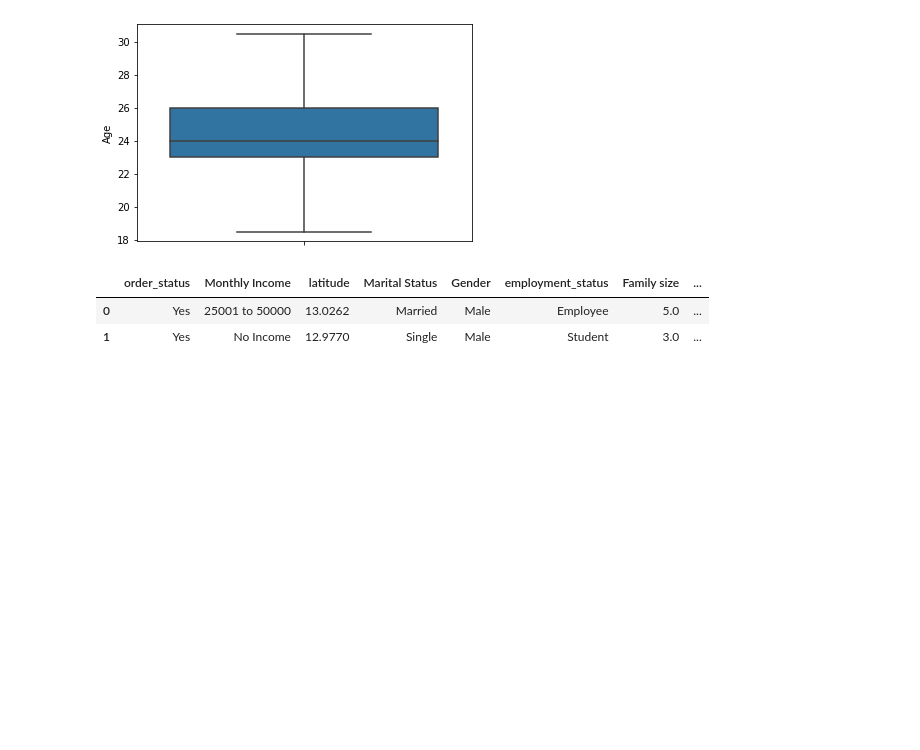
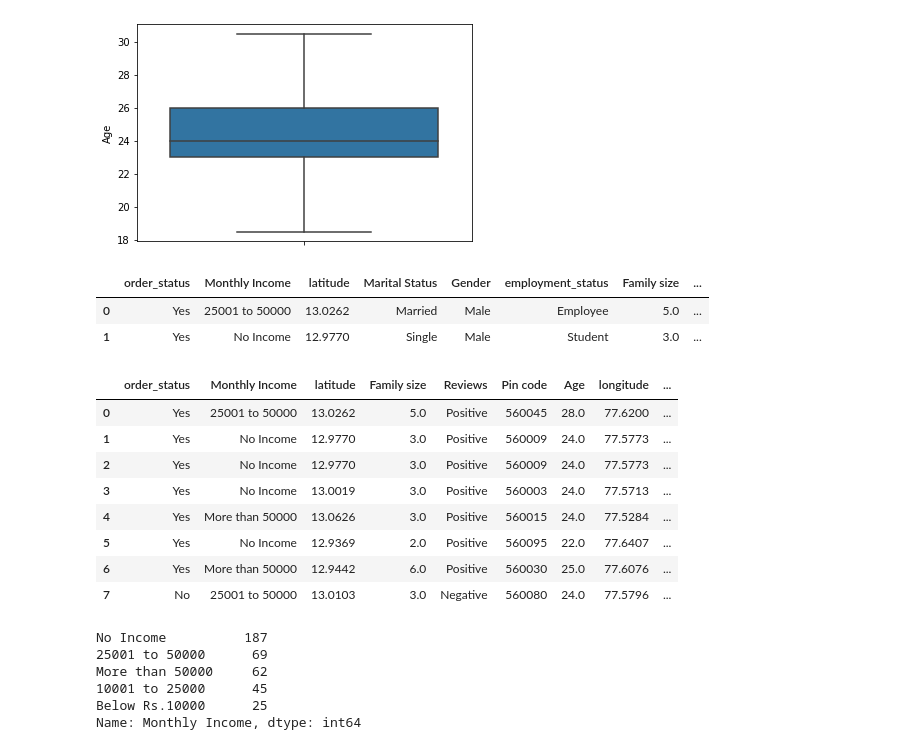
Before and after one commit to Phanindra45/phani12345, a Jupyter notebook: eda.ipynb, the cells around one changed output. Cells and saved outputs as stored; diff of their text form; code cells hidden in the pictures; blank space fills up the shorter version.

```diff
--- a/eda.ipynb
+++ b/eda.ipynb
@@ -252,0 +255,21 @@ df.head(2)
+# %%
+df.head(8)
+# %% [output]
+|  | order_status | Monthly Income | latitude | Family size | Reviews | Pin code | Age | longitude | ... |
+| 0 | Yes | 25001 to 50000 | 13.0262 | 5.0 | Positive | 560045 | 28.0 | 77.6200 | ... |
+| 1 | Yes | No Income | 12.9770 | 3.0 | Positive | 560009 | 24.0 | 77.5773 | ... |
+| 2 | Yes | No Income | 12.9770 | 3.0 | Positive | 560009 | 24.0 | 77.5773 | ... |
+| 3 | Yes | No Income | 13.0019 | 3.0 | Positive | 560003 | 24.0 | 77.5713 | ... |
+| 4 | Yes | More than 50000 | 13.0626 | 3.0 | Positive | 560015 | 24.0 | 77.5284 | ... |
+| 5 | Yes | No Income | 12.9369 | 2.0 | Positive | 560095 | 22.0 | 77.6407 | ... |
+| 6 | Yes | More than 50000 | 12.9442 | 6.0 | Positive | 560030 | 25.0 | 77.6076 | ... |
+| 7 | No | 25001 to 50000 | 13.0103 | 3.0 | Negative | 560080 | 24.0 | 77.5796 | ... |
+# %%
+df["Monthly Income"].value_counts()
+# %% [output]
+No Income          187
+25001 to 50000      69
+More than 50000     62
+10001 to 25000      45
+Below Rs.10000      25
+Name: Monthly Income, dtype: int64
```
Also changed, not shown: parts of 15 cells of this notebook.
